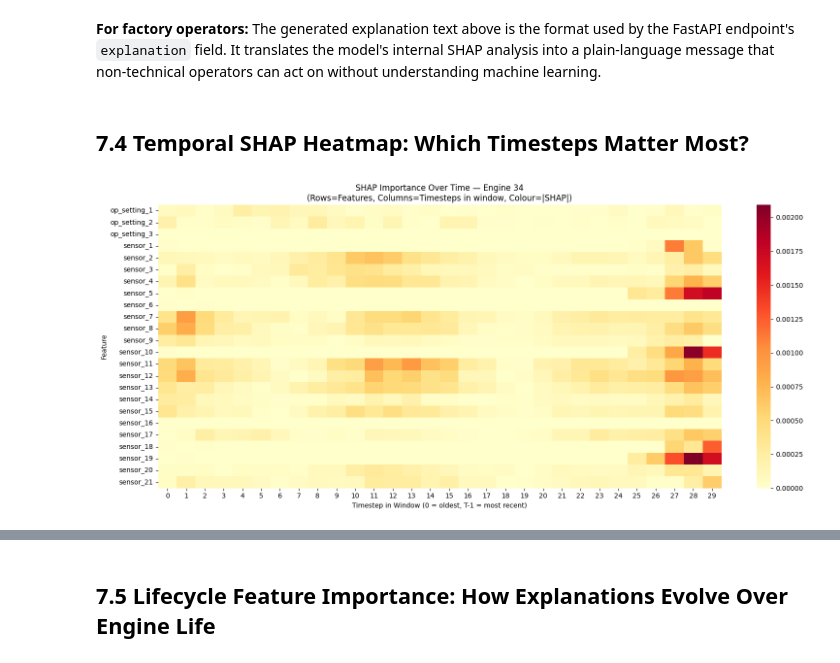
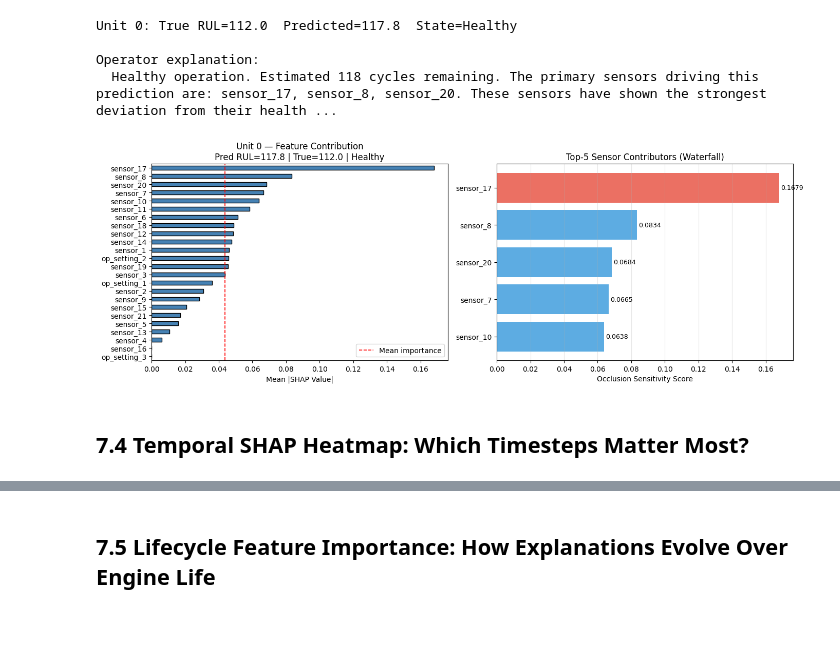
Before and after one commit to SKYTAN-050107/VHack_RUL_Predictions, a Jupyter notebook: notebooks/07_interpretability.ipynb, the cells around one changed output, grey strips where cells are left out. Cells and saved outputs as stored; diff of their text form; code cells hidden in the pictures; blank space fills up the shorter version.

```diff
--- a/notebooks/07_interpretability.ipynb
+++ b/notebooks/07_interpretability.ipynb
@@ -200,18 +291,65 @@ Generated operator explanation:
-# %% [markdown]
-**For factory operators:** The generated explanation text above is the format
-used by the FastAPI endpoint's `explanation` field. It translates the model's
-internal SHAP analysis into a plain-language message that non-technical
-operators can act on without understanding machine learning.
+# %%
+# ── CELL 8: Single-engine explanation ─────────────────────────────────────────
+EXPLAIN_UNIT = 0
+
+x_single = X_test[EXPLAIN_UNIT:EXPLAIN_UNIT+1]   # (1, 50, 24)
+rul_pred  = float(cnn_model.predict(x_single, verbose=0).flatten()[0]) * MAX_RUL
+rul_true  = float(y_test_fd001[EXPLAIN_UNIT])
+
+# SHAP_AVAILABLE check removed — compute_shap_values calls src/explainer.py
+# which still hits SHAP's patched gradient registry even in the fallback path.
+# Use occlusion attribution directly (no registry dependency).
+unit_importance = gradient_attribution(
+    model        = cnn_model,
+    X_input      = x_single,
+    feature_cols = FEATURE_COLS,
+    X_background = X_bg,
+    batch_size   = 1
+)
+
+# Health state classification
+change_pt  = rul_pred < (MAX_RUL * 0.6)
+health_str = classify_health_state(
+    rul_prediction        = rul_pred,
+    change_point_detected = change_pt,
+    critical_rul          = 20,
+    warning_rul           = 50
+)
+
+# Plain-language explanation
+explanation = build_explanation_text(
+    feature_importance = unit_importance,
+    rul_prediction     = rul_pred,
+    health_state       = health_str,
+    top_k              = 3
+)
+
+print(f'Unit {EXPLAIN_UNIT}: True RUL={rul_true:.1f}  Predicted={rul_pred:.1f}  State={health_str}')
+print(f'\nOperator explanation:')
+print(f'  {explanation}')
+
+fig, axes = plt.subplots(1, 2, figsize=(14, 5))
+plot_feature_importance(unit_importance,
+                        title=f'Unit {EXPLAIN_UNIT} — Feature Contribution\n'
+                              f'Pred RUL={rul_pred:.1f} | True={rul_true:.1f} | {health_str}',
+                        ax=axes[0])
+
+top5    = unit_importance.head(5)
+colours = ['#e74c3c' if v > top5.mean() else '#3498db' for v in top5.values]
+axes[1].barh(top5.index[::-1], top5.values[::-1], color=colours[::-1], alpha=0.8)
+axes[1].set_title('Top-5 Sensor Contributors (Waterfall)')
+axes[1].set_xlabel('Occlusion Sensitivity Score')
+axes[1].grid(alpha=0.3, axis='x')
+for i, (val, name) in enumerate(zip(top5.values[::-1], top5.index[::-1])):
+    axes[1].text(val + 0.001, i, f'{val:.4f}', va='center', fontsize=9)
+
+plt.tight_layout()
+plt.show()
+# %% [output]
+Unit 0: True RUL=112.0  Predicted=117.8  State=Healthy
+
+Operator explanation:
+  Healthy operation. Estimated 118 cycles remaining. The primary sensors driving this prediction are: sensor_17, sensor_8, sensor_20. These sensors have shown the strongest deviation from their health ...
+[figure, added]
 # %% [markdown]
 ## 7.4 Temporal SHAP Heatmap: Which Timesteps Matter Most?
-# %%
-fig = plot_shap_heatmap(
-    shap_vals[sample_idx],
-    FEATURE_COLS,
-    title=f'SHAP Importance Over Time — Engine {test_unit_ids[sample_idx]}\n'
-          f'(Rows=Features, Columns=Timesteps in window, Colour=|SHAP|)'
-)
-plt.tight_layout()
-plt.show()
-# %% [output]
-[figure, removed]
```
Also changed, not shown: parts of 23 cells of this notebook, 20 other files.
